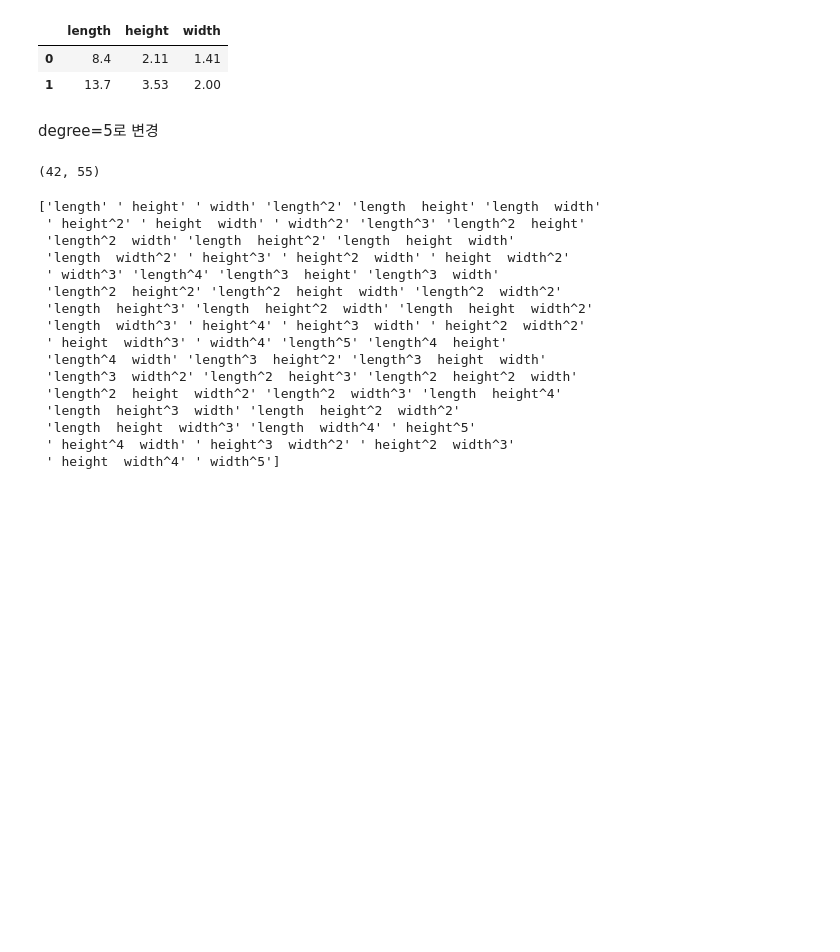
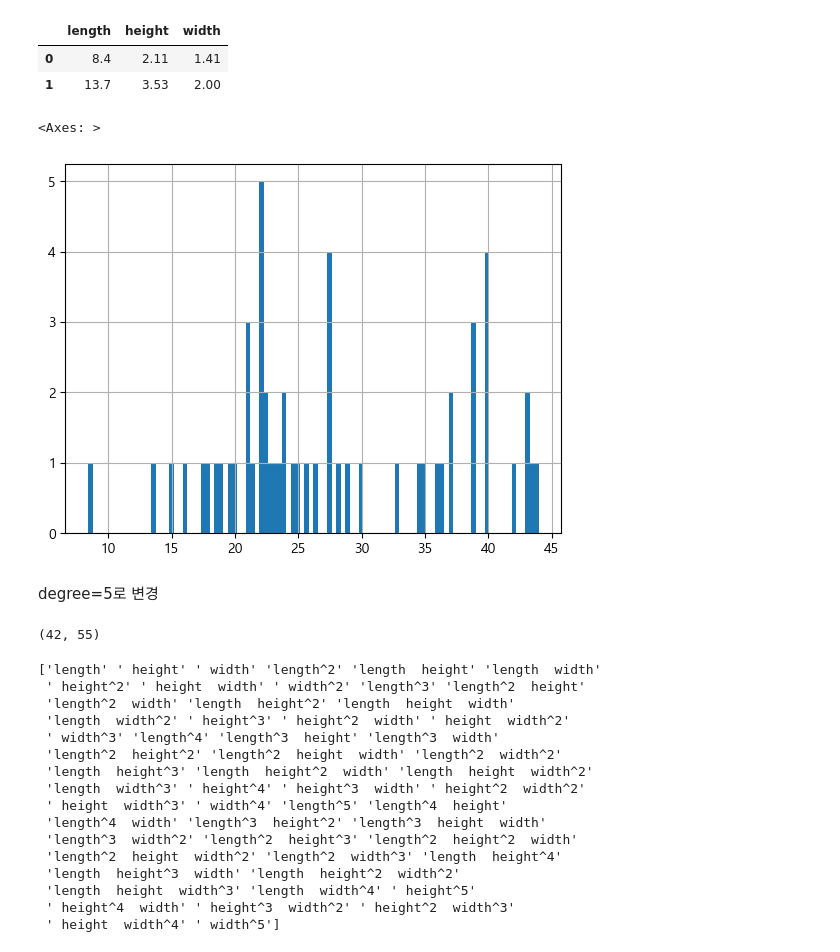
Before and after one commit to onulee/ai_test, a Jupyter notebook: ai_learning/t18.ipynb, the cells around one changed output. Drawn from its saved outputs; the diff is of its cells as text; code cells hidden in the pictures; blank space fills up the shorter version.

```diff
--- a/ai_learning/t18.ipynb
+++ b/ai_learning/t18.ipynb
@@ -24,6 +24,11 @@ df.head(2)
 |  | length | height | width |
 | 0 | 8.4 | 2.11 | 1.41 |
 | 1 | 13.7 | 3.53 | 2.00 |
+# %%
+df['length'].hist(bins=100)
+# %% [output]
+<Axes: >
+[figure, added]
 # %%
 perch_weight = [5.9, 32.0, 40.0, 51.5, 70.0, 100.0, 78.0, 80.0, 85.0, 85.0,
      110.0, 115.0, 125.0, 130.0, 120.0, 120.0, 130.0, 135.0, 110.0,
```
Also changed, not shown: 3 other files.
